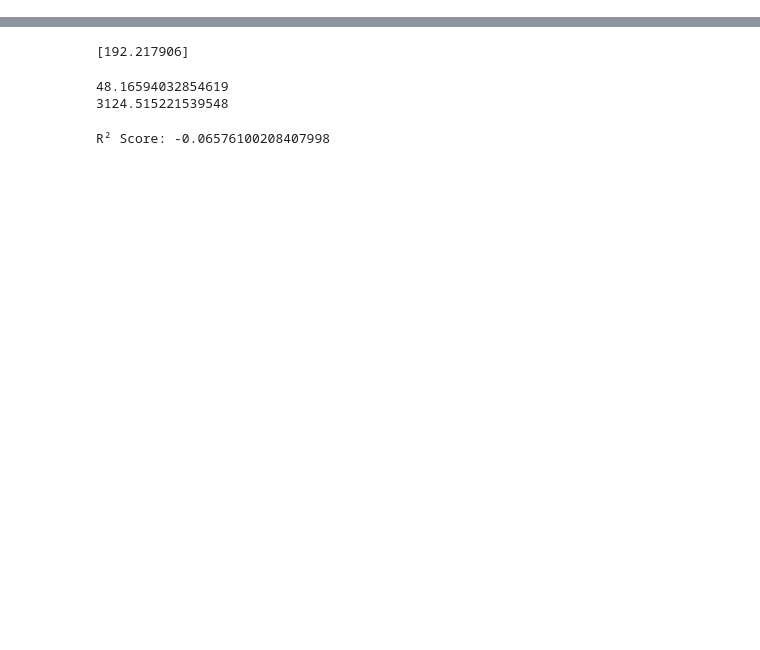
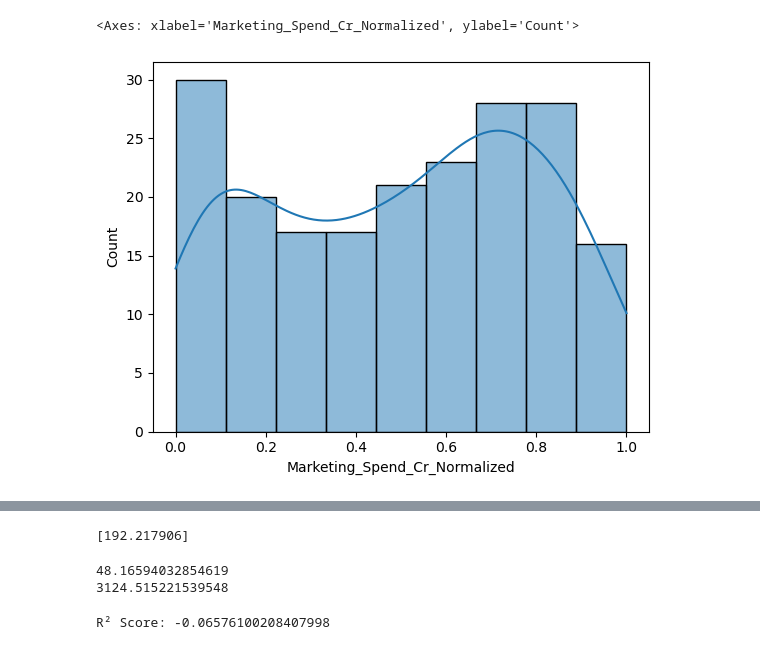
Before and after one commit to kavinkumartk/Project-4-Linear-Regression-, a Jupyter notebook: code.ipynb, the cells around one changed output, grey strips where cells are left out. Cells and saved outputs as stored; diff of their text form; code cells hidden in the pictures; blank space fills up the shorter version.

```diff
--- a/code.ipynb
+++ b/code.ipynb
@@ -29,0 +55,5 @@ Slope (b1): 8.60725220793997
+# %%
+sns.histplot(df["Marketing_Spend_Cr_Normalized"],kde=True)
+# %% [output]
+<Axes: xlabel='Marketing_Spend_Cr_Normalized', ylabel='Count'>
+[figure, added]
```
Also changed, not shown: parts of 15 cells of this notebook, 3 other files.
